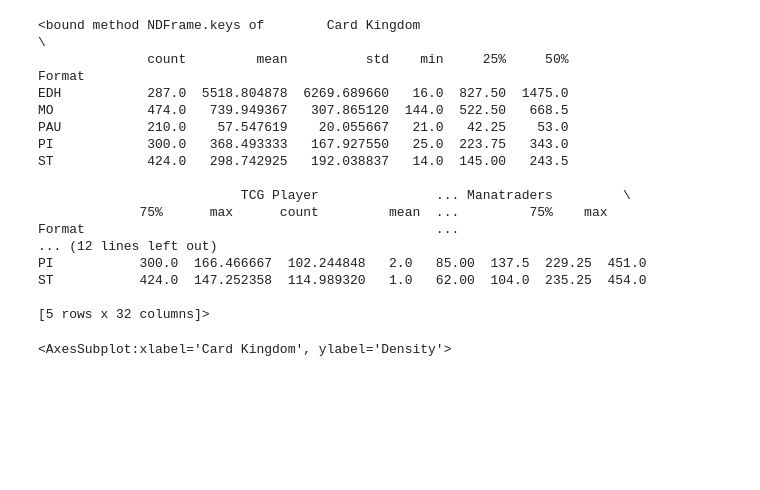
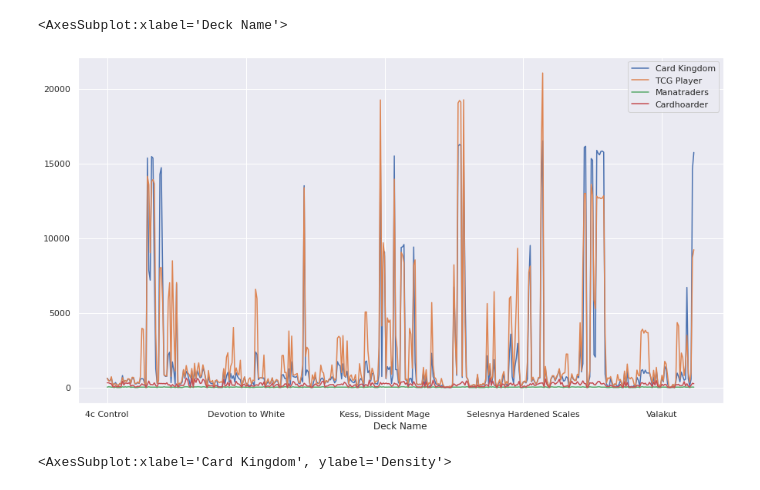
Before and after one commit to nmbr13/MTG-Scrape, a Jupyter notebook: Deck Analysis.ipynb, the cells around one changed output. Drawn from its saved outputs; the diff is of its cells as text; code cells hidden in the pictures; blank space fills up the shorter version.

```diff
--- a/Deck Analysis.ipynb
+++ b/Deck Analysis.ipynb
@@ -5,26 +5,11 @@ import seaborn as sns
 # %%
 df = pd.read_csv('combo_decks.csv')
 df = df.drop(df.keys()[0],axis=1)
-# %%
-df.groupby('Format').describe()[2:7]
-# %% [output]
-<bound method NDFrame.keys of        Card Kingdom                                                   \
-              count         mean          std    min     25%     50%
-Format
-EDH           287.0  5518.804878  6269.689660   16.0  827.50  1475.0
-MO            474.0   739.949367   307.865120  144.0  522.50   668.5
-PAU           210.0    57.547619    20.055667   21.0   42.25    53.0
-PI            300.0   368.493333   167.927550   25.0  223.75   343.0
-ST            424.0   298.742925   192.038837   14.0  145.00   243.5
-
-                          TCG Player               ... Manatraders         \
-             75%      max      count         mean  ...         75%    max
-Format                                             ...
-... (12 lines left out)
-PI           300.0  166.466667  102.244848   2.0   85.00  137.5  229.25  451.0
-ST           424.0  147.252358  114.989320   1.0   62.00  104.0  235.25  454.0
-
-[5 rows x 32 columns]>
+# %%
+df.groupby('Deck Name').mean()
+# %% [output]
+<AxesSubplot:xlabel='Deck Name'>
+[figure, added]
 # %%
 
 import matplotlib.pyplot as plt
```
